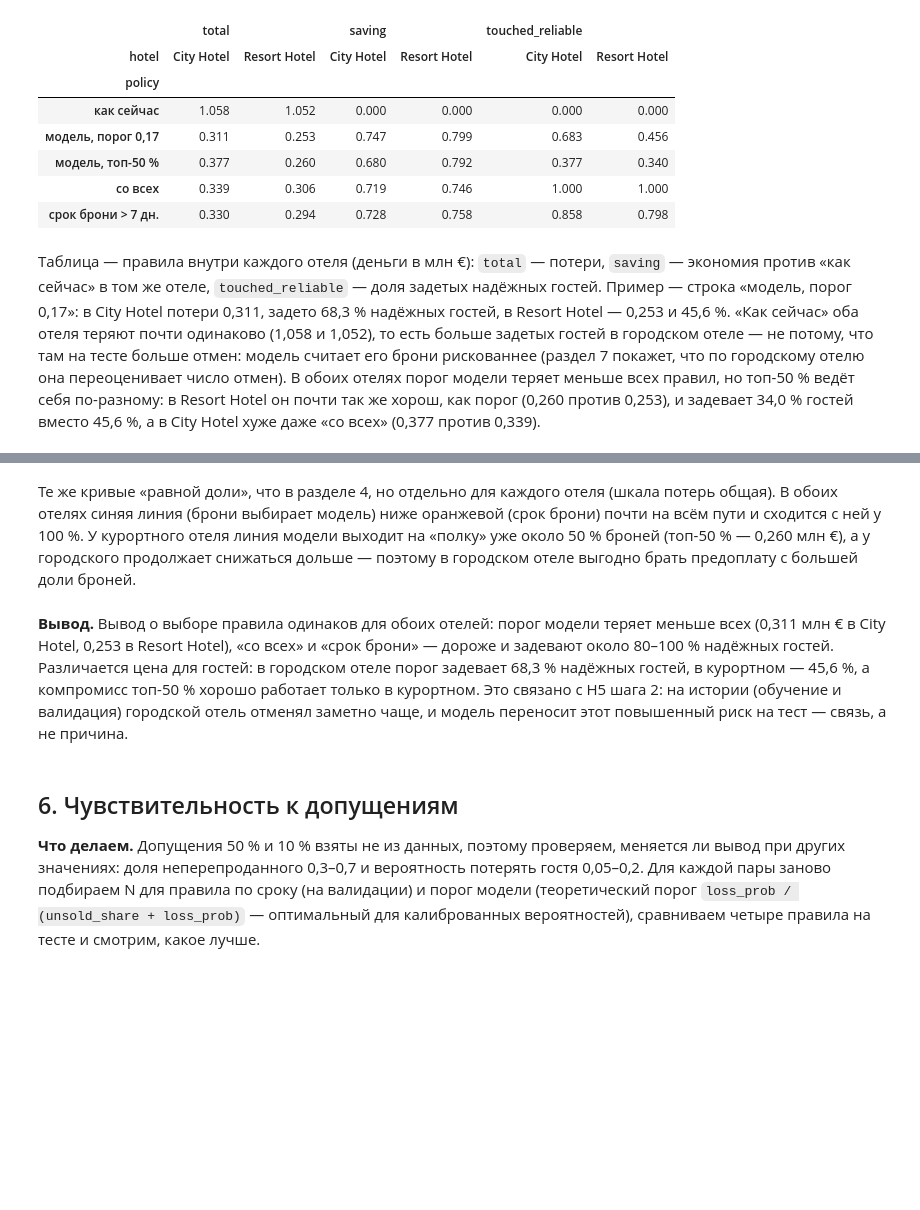
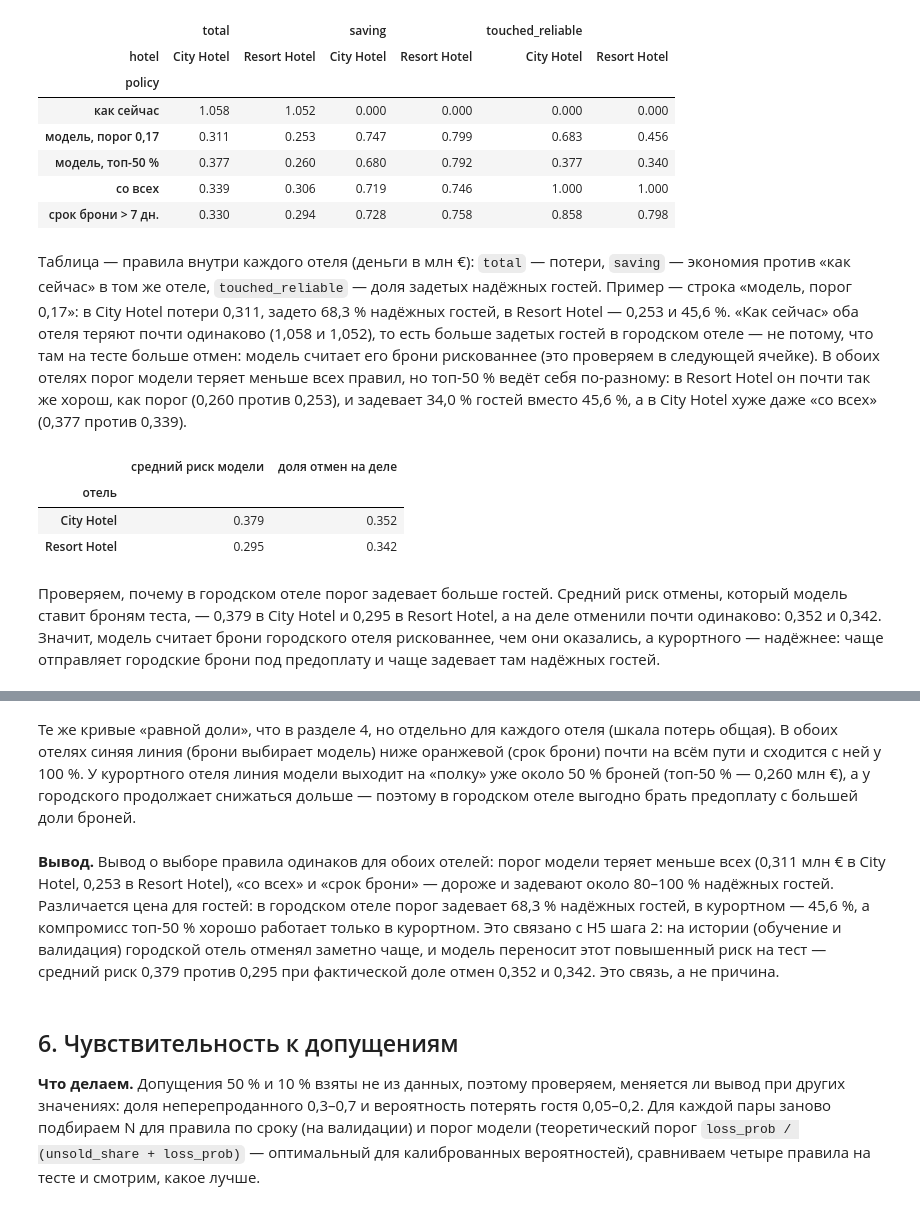
Before and after one commit to obivanio/hotel-cancellations-hse, a Jupyter notebook: notebooks/04_economics.ipynb, the cells around one changed output, grey strips where cells are left out. Cells and saved outputs as stored; diff of their text form; code cells hidden in the pictures; blank space fills up the shorter version.

Commit message:
Ноутбук 04: риск модели по отелям, оговорки о бенчмарке и выручке овербукинга, термины, подписи графиков 14 и 18

```diff
--- a/notebooks/04_economics.ipynb
+++ b/notebooks/04_economics.ipynb
@@ -197,7 +198,17 @@ by_hotel.pivot(index='policy', columns='hotel', values=['total', 'saving', 'touc
 | со всех | 0.339 | 0.306 | 0.719 | 0.746 | 1.000 | 1.000 |
 | срок брони > 7 дн. | 0.330 | 0.294 | 0.728 | 0.758 | 0.858 | 0.798 |
 # %% [markdown]
-Таблица — правила внутри каждого отеля (деньги в млн €): `total` — потери, `saving` — экономия против «как сейчас» в том же отеле, `touched_reliable` — доля задетых надёжных гостей. Пример — строка «модель, порог 0,17»: в City Hotel потери 0,311, задето 68,3 % надёжных гостей, в Resort Hotel — 0,253 и 45,6 %. «Как сейчас» оба отеля теряют почти одинаково (1,058 и 1,052), то есть больше задетых гостей в городском отеле — не потому, что там на тесте больше отмен: модель считает его брони рискованнее (раздел 7 покажет, что по городскому отелю она переоценивает число отмен). В обоих отелях порог модели теряет меньше всех правил, но топ-50 % ведёт себя по-разному: в Resort Hotel он почти так же хорош, как порог (0,260 против 0,253), и задевает 34,0 % гостей вместо 45,6 %, а в City Hotel хуже даже «со всех» (0,377 против 0,339).
+Таблица — правила внутри каждого отеля (деньги в млн €): `total` — потери, `saving` — экономия против «как сейчас» в том же отеле, `touched_reliable` — доля задетых надёжных гостей. Пример — строка «модель, порог 0,17»: в City Hotel потери 0,311, задето 68,3 % надёжных гостей, в Resort Hotel — 0,253 и 45,6 %. «Как сейчас» оба отеля теряют почти одинаково (1,058 и 1,052), то есть больше задетых гостей в городском отеле — не потому, что там на тесте больше отмен: модель считает его брони рискованнее (это проверяем в следующей ячейке). В обоих отелях порог модели теряет меньше всех правил, но топ-50 % ведёт себя по-разному: в Resort Hotel он почти так же хорош, как порог (0,260 против 0,253), и задевает 34,0 % гостей вместо 45,6 %, а в City Hotel хуже даже «со всех» (0,377 против 0,339).
+# %%
+pd.DataFrame({'отель': test_s.hotel, 'средний риск модели': test_s.proba,
+              'доля отмен на деле': test_s.canceled}).groupby('отель').mean().round(3)
+# %% [output]
+|  | средний риск модели | доля отмен на деле |
+| отель |  |  |
+| City Hotel | 0.379 | 0.352 |
+| Resort Hotel | 0.295 | 0.342 |
+# %% [markdown]
+Проверяем, почему в городском отеле порог задевает больше гостей. Средний риск отмены, который модель ставит броням теста, — 0,379 в City Hotel и 0,295 в Resort Hotel, а на деле отменили почти одинаково: 0,352 и 0,342. Значит, модель считает брони городского отеля рискованнее, чем они оказались, а курортного — надёжнее: чаще отправляет городские брони под предоплату и чаще задевает там надёжных гостей.
 # %%
 hotel_curves = curves[curves['hotel'] != ALL_HOTELS]
 fig, axes = plt.subplots(1, 2, figsize=(11, 4.5), sharey=True)
@@ -216,7 +227,7 @@ plt.show()
 # %% [markdown]
 Те же кривые «равной доли», что в разделе 4, но отдельно для каждого отеля (шкала потерь общая). В обоих отелях синяя линия (брони выбирает модель) ниже оранжевой (срок брони) почти на всём пути и сходится с ней у 100 %. У курортного отеля линия модели выходит на «полку» уже около 50 % броней (топ-50 % — 0,260 млн €), а у городского продолжает снижаться дольше — поэтому в городском отеле выгодно брать предоплату с большей доли броней.
 # %% [markdown]
-**Вывод.** Вывод о выборе правила одинаков для обоих отелей: порог модели теряет меньше всех (0,311 млн € в City Hotel, 0,253 в Resort Hotel), «со всех» и «срок брони» — дороже и задевают около 80–100 % надёжных гостей. Различается цена для гостей: в городском отеле порог задевает 68,3 % надёжных гостей, в курортном — 45,6 %, а компромисс топ-50 % хорошо работает только в курортном. Это связано с H5 шага 2: на истории (обучение и валидация) городской отель отменял заметно чаще, и модель переносит этот повышенный риск на тест — связь, а не причина.
+**Вывод.** Вывод о выборе правила одинаков для обоих отелей: порог модели теряет меньше всех (0,311 млн € в City Hotel, 0,253 в Resort Hotel), «со всех» и «срок брони» — дороже и задевают около 80–100 % надёжных гостей. Различается цена для гостей: в городском отеле порог задевает 68,3 % надёжных гостей, в курортном — 45,6 %, а компромисс топ-50 % хорошо работает только в курортном. Это связано с H5 шага 2: на истории (обучение и валидация) городской отель отменял заметно чаще, и модель переносит этот повышенный риск на тест — средний риск 0,379 против 0,295 при фактической доле отмен 0,352 и 0,342. Это связь, а не причина.
 # %% [markdown]
 ## 6. Чувствительность к допущениям
 
```
Also changed, not shown: parts of 12 cells of this notebook, 2 other files.
